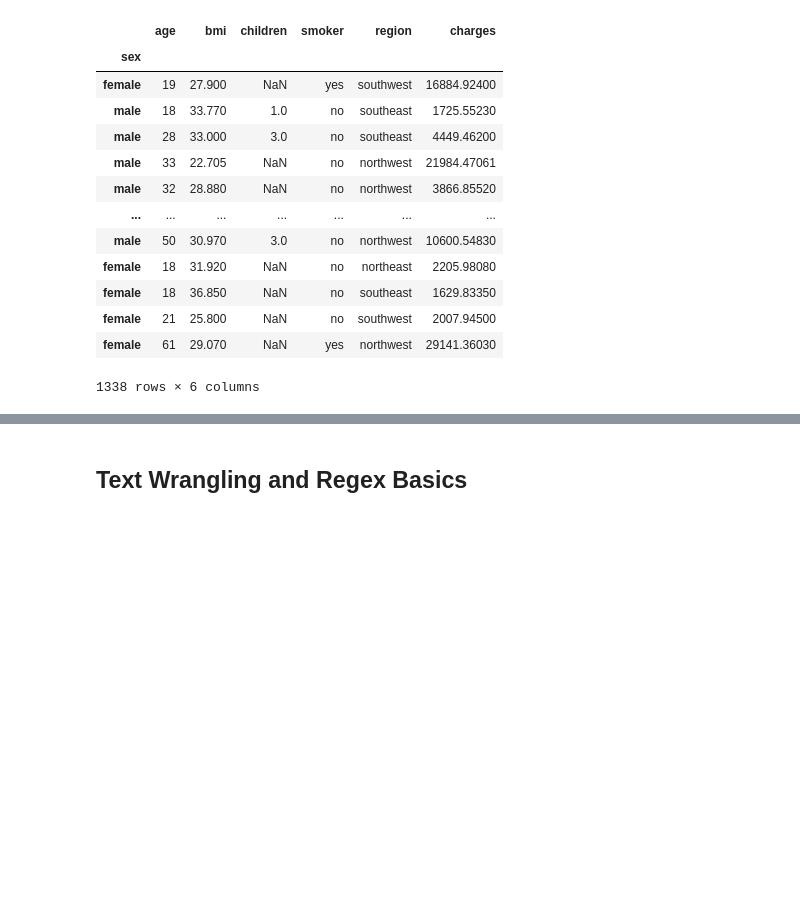
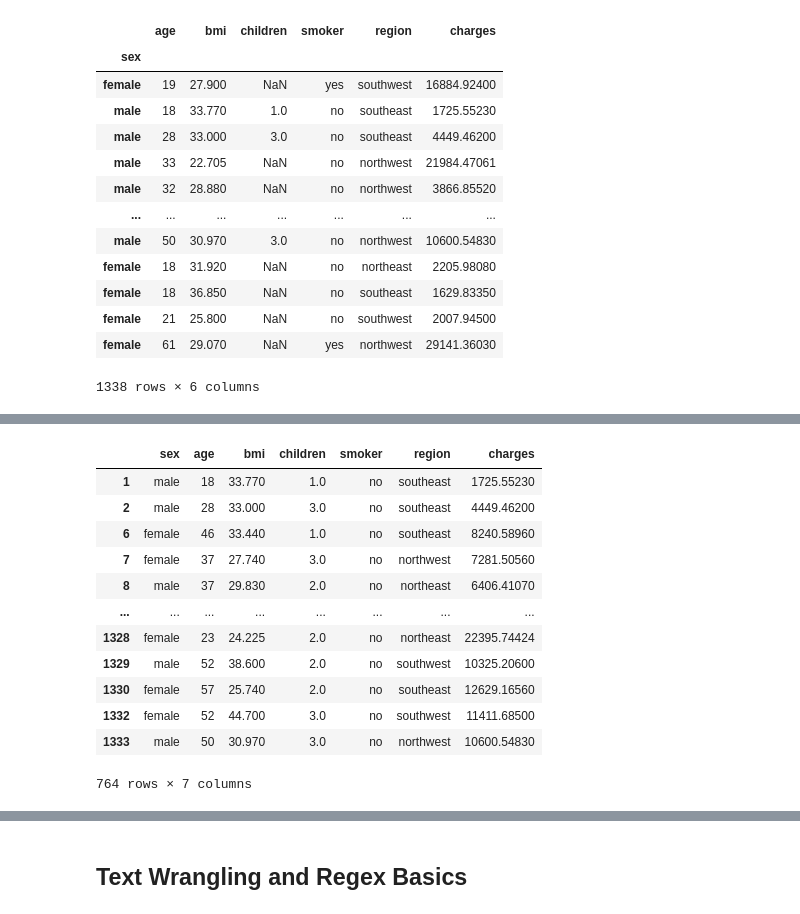
Before and after one commit to monkeygobah/code_grand_rounds, a Jupyter notebook: module_2_Data_Science/DS_DataHandling.ipynb, the cells around one changed output, grey strips where cells are left out. Drawn from its saved outputs; the diff is of its cells as text; code cells hidden in the pictures; blank space fills up the shorter version.

```diff
--- a/module_2_Data_Science/DS_DataHandling.ipynb
+++ b/module_2_Data_Science/DS_DataHandling.ipynb
@@ -131,8 +381,23 @@ insuranceDF["children"].unique()
 # %%
 # One way to handle missing data is to remove rows where there are NaN values.
 
 # Drops rows where NaN values exists.
-insuranceDF.dropna(axis=0)
+droppedRowsInsuranceDF = insuranceDF.dropna(axis=0)
+droppedRowsInsuranceDF
+# %% [output]
+|  | sex | age | bmi | children | smoker | region | charges |
+| 1 | male | 18 | 33.770 | 1.0 | no | southeast | 1725.55230 |
+| 2 | male | 28 | 33.000 | 3.0 | no | southeast | 4449.46200 |
+| 6 | female | 46 | 33.440 | 1.0 | no | southeast | 8240.58960 |
+| 7 | female | 37 | 27.740 | 3.0 | no | northwest | 7281.50560 |
+| 8 | male | 37 | 29.830 | 2.0 | no | northeast | 6406.41070 |
+| ... | ... | ... | ... | ... | ... | ... | ... |
+| 1328 | female | 23 | 24.225 | 2.0 | no | northeast | 22395.74424 |
+| 1329 | male | 52 | 38.600 | 2.0 | no | southwest | 10325.20600 |
+| 1330 | female | 57 | 25.740 | 2.0 | no | southeast | 12629.16560 |
+| 1332 | female | 52 | 44.700 | 3.0 | no | southwest | 11411.68500 |
+| 1333 | male | 50 | 30.970 | 3.0 | no | northwest | 10600.54830 |
+764 rows × 7 columns
 # %%
 # Another way to handle missing data is to remove columns where there are NaN values.
 
```
Also changed, not shown: parts of 65 cells of this notebook.
